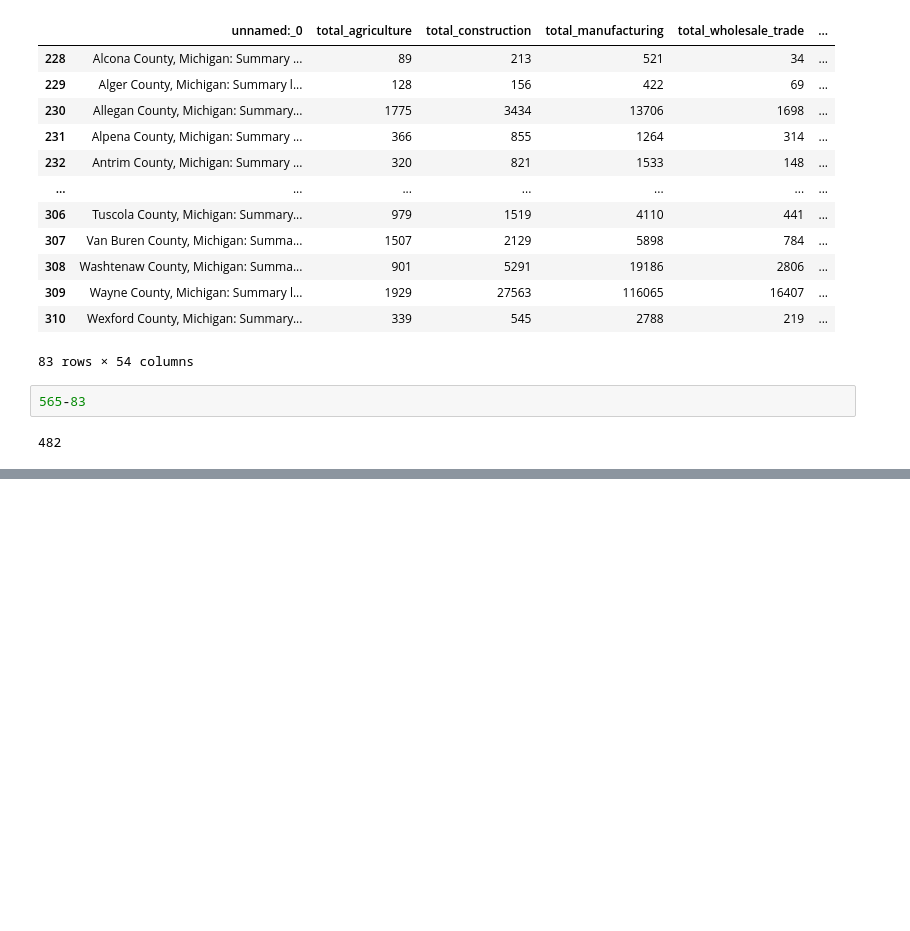
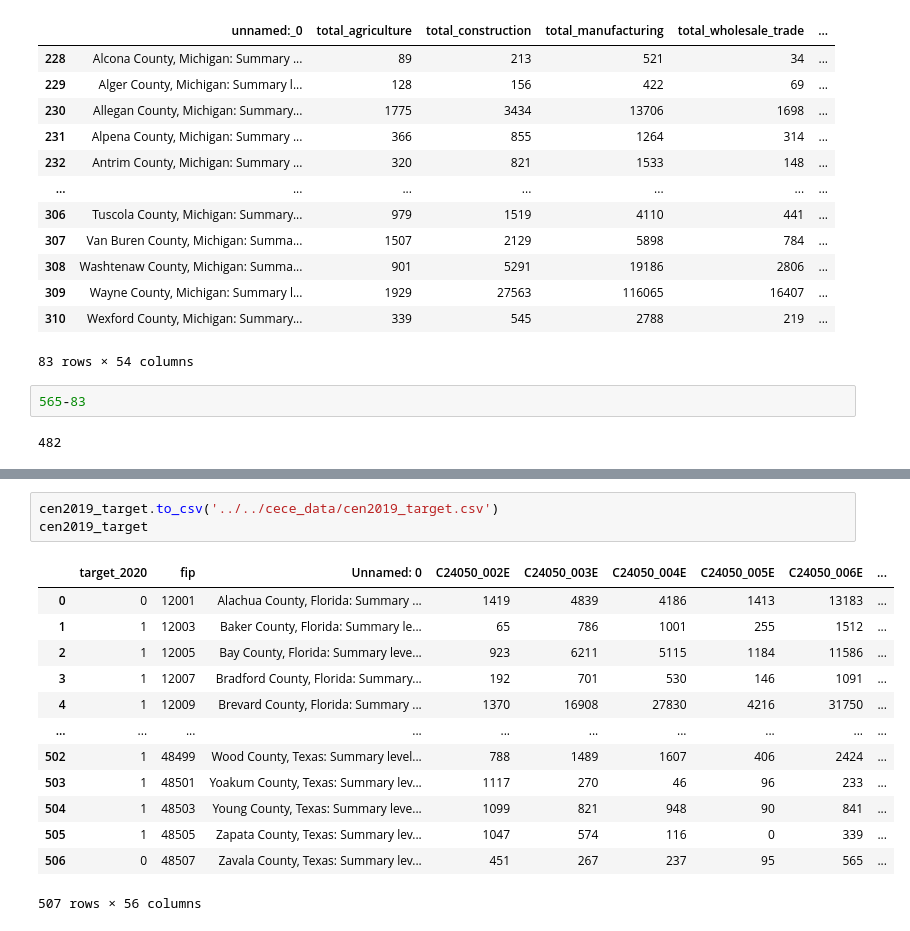
Before and after one commit to john-c-simmons/pres_election, a Jupyter notebook: notebooks/cc/Census Cleaning.ipynb, the cells around one changed output, grey strips where cells are left out. Cells and saved outputs as stored; diff of their text form; blank space fills up the shorter version.

```diff
--- a/notebooks/cc/Census Cleaning.ipynb
+++ b/notebooks/cc/Census Cleaning.ipynb
@@ -251,0 +335,17 @@ notMI
+# %%
+cen2019_target.to_csv('../../cece_data/cen2019_target.csv')
+cen2019_target
+# %% [output]
+|  | target_2020 | fip | Unnamed: 0 | C24050_002E | C24050_003E | C24050_004E | C24050_005E | C24050_006E | ... |
+| 0 | 0 | 12001 | Alachua County, Florida: Summary ... | 1419 | 4839 | 4186 | 1413 | 13183 | ... |
+| 1 | 1 | 12003 | Baker County, Florida: Summary le... | 65 | 786 | 1001 | 255 | 1512 | ... |
+| 2 | 1 | 12005 | Bay County, Florida: Summary leve... | 923 | 6211 | 5115 | 1184 | 11586 | ... |
+| 3 | 1 | 12007 | Bradford County, Florida: Summary... | 192 | 701 | 530 | 146 | 1091 | ... |
+| 4 | 1 | 12009 | Brevard County, Florida: Summary ... | 1370 | 16908 | 27830 | 4216 | 31750 | ... |
+| ... | ... | ... | ... | ... | ... | ... | ... | ... | ... |
+| 502 | 1 | 48499 | Wood County, Texas: Summary level... | 788 | 1489 | 1607 | 406 | 2424 | ... |
+| 503 | 1 | 48501 | Yoakum County, Texas: Summary lev... | 1117 | 270 | 46 | 96 | 233 | ... |
+| 504 | 1 | 48503 | Young County, Texas: Summary leve... | 1099 | 821 | 948 | 90 | 841 | ... |
+| 505 | 1 | 48505 | Zapata County, Texas: Summary lev... | 1047 | 574 | 116 | 0 | 339 | ... |
+| 506 | 0 | 48507 | Zavala County, Texas: Summary lev... | 451 | 267 | 237 | 95 | 565 | ... |
+507 rows × 56 columns
```
Also changed, not shown: parts of 16 cells of this notebook, 35 other files.
